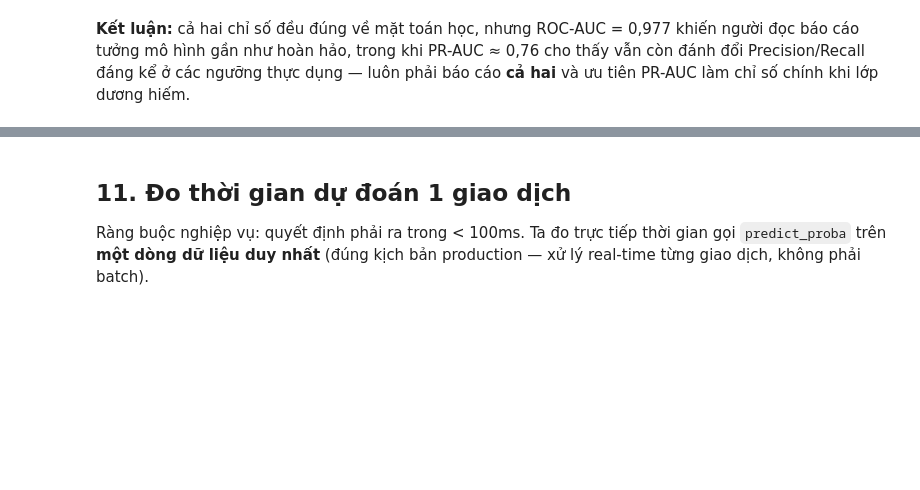
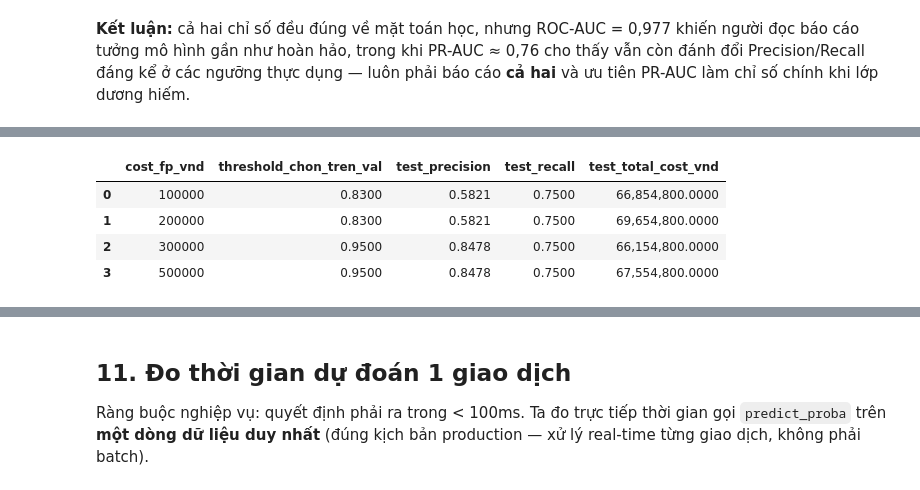
Before and after one commit to linhsand/CatLinh_lab_Machinelearning, a Jupyter notebook: 01-Hoc-May/01-Phan-Loai/TT-08-XGBoost/notebooks/xgboost_fraud.ipynb, the cells around one changed output, grey strips where cells are left out. Saved outputs shown, nothing was run; the diff lists cells and outputs as text; code cells hidden in the pictures; blank space fills up the shorter version.

```diff
--- a/01-Hoc-May/01-Phan-Loai/TT-08-XGBoost/notebooks/xgboost_fraud.ipynb
+++ b/01-Hoc-May/01-Phan-Loai/TT-08-XGBoost/notebooks/xgboost_fraud.ipynb
@@ -394,0 +462,30 @@ tiền tệ) không nhất thiết trùng nhau.
+# %%
+def threshold_report(y_true, y_score, threshold, amounts, cost_fp=COST_CHAN_NHAM):
+    pred = (y_score >= threshold).astype(int)
+    tp = int(((pred == 1) & (y_true == 1)).sum())
+    fp = int(((pred == 1) & (y_true == 0)).sum())
+    fn = int(((pred == 0) & (y_true == 1)).sum())
+    precision = tp / (tp + fp) if (tp + fp) > 0 else 0.0
+    recall = tp / (tp + fn) if (tp + fn) > 0 else 0.0
+    cost = fp * cost_fp + amounts[(pred == 0) & (y_true == 1)].sum()
+    return {"threshold": float(threshold), "precision": precision, "recall": recall, "total_cost_vnd": float(cost)}
+
+cost_fp_candidates = [100_000, 200_000, 300_000, 500_000]
+sensitivity_rows = []
+for cost_fp in cost_fp_candidates:
+    costs_v = cost_sweep(y_val, xgb_score_val, amounts_val, thresholds, cost_fp=cost_fp)
+    thr = float(thresholds[np.argmin(costs_v)])
+    rep = threshold_report(y_test, xgb_score, thr, amounts_test, cost_fp=cost_fp)
+    sensitivity_rows.append({
+        "cost_fp_vnd": cost_fp, "threshold_chon_tren_val": thr,
+        "test_precision": rep["precision"], "test_recall": rep["recall"],
+        "test_total_cost_vnd": rep["total_cost_vnd"],
+    })
+sensitivity_df = pd.DataFrame(sensitivity_rows)
+sensitivity_df
+# %% [output]
+|  | cost_fp_vnd | threshold_chon_tren_val | test_precision | test_recall | test_total_cost_vnd |
+| 0 | 100000 | 0.8300 | 0.5821 | 0.7500 | 66,854,800.0000 |
+| 1 | 200000 | 0.8300 | 0.5821 | 0.7500 | 69,654,800.0000 |
+| 2 | 300000 | 0.9500 | 0.8478 | 0.7500 | 66,154,800.0000 |
+| 3 | 500000 | 0.9500 | 0.8478 | 0.7500 | 67,554,800.0000 |
```
Also changed, not shown: parts of 10 cells of this notebook, 11 other files.
